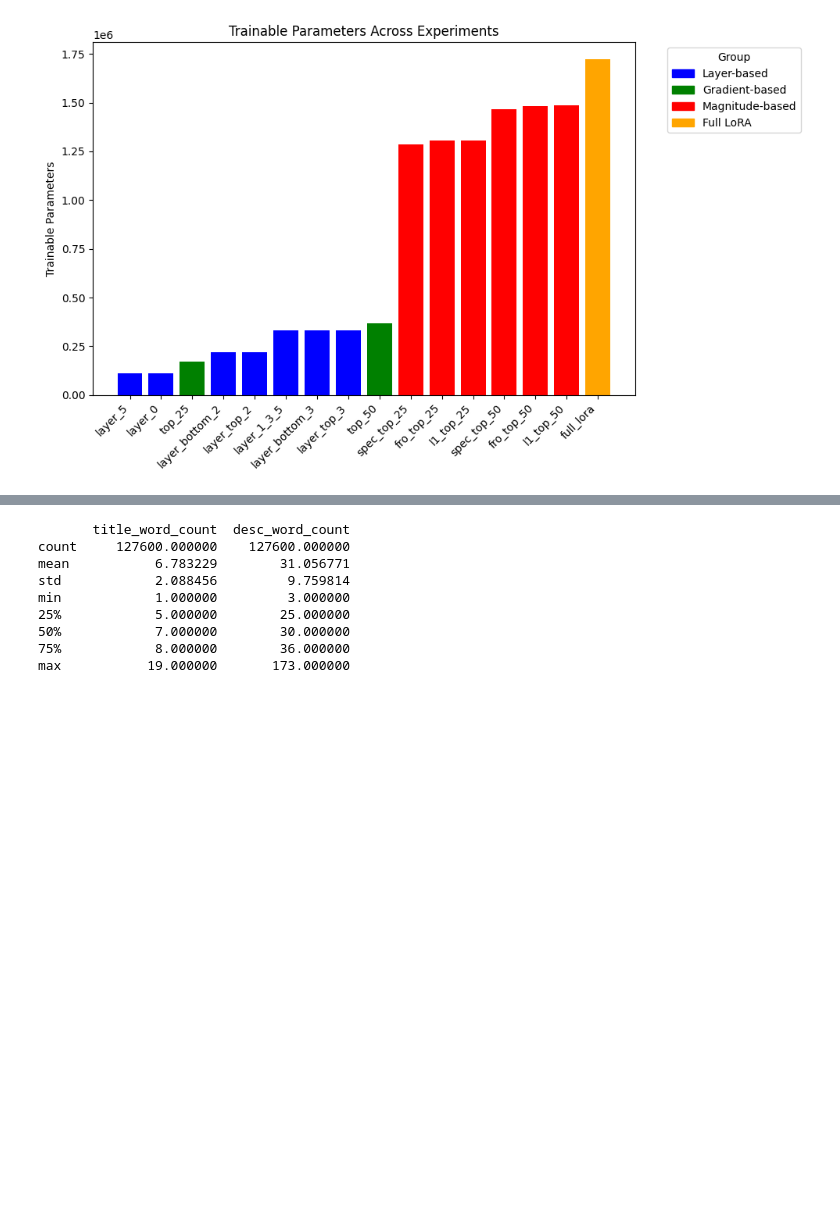
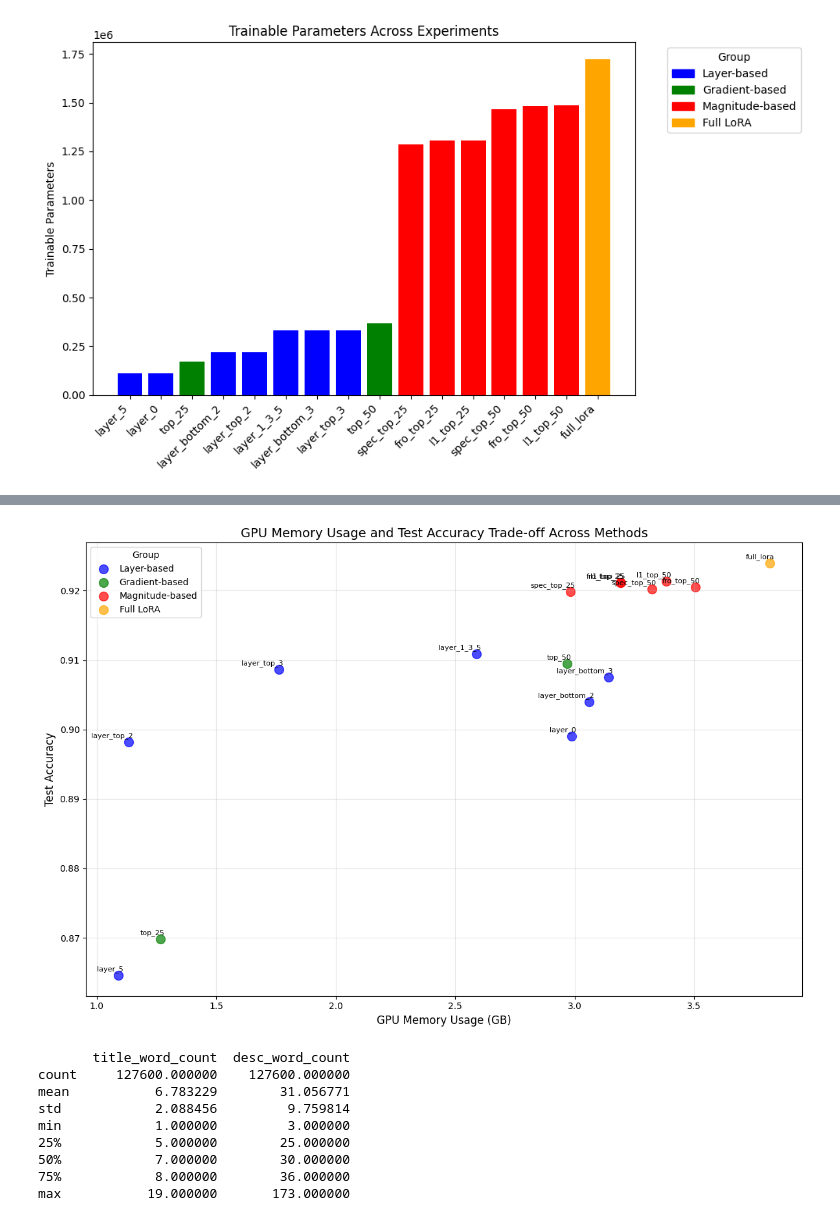
Before and after one commit to Matthew-Elbert/Selective-LoRA-Update-for-Memory-Efficient-LLM-Fine-Tuning, a Jupyter notebook: plot_discussion.ipynb, the cells around one changed output, grey strips where cells are left out. Saved outputs shown, nothing was run; the diff lists cells and outputs as text; code cells hidden in the pictures; blank space fills up the shorter version.

```diff
--- a/plot_discussion.ipynb
+++ b/plot_discussion.ipynb
@@ -134,3 +180,11 @@ plot_key(data_cache, "trainable_parameters", all_paths, "Trainable Parameters",
+# %%
+# Example: GPU Memory vs Accuracy
+plot_scatter(data_cache, all_paths,
+             "gpu_memory_increase_during_training_gb", "test_accuracy",
+             "GPU Memory Usage (GB)", "Test Accuracy",
+             "GPU Memory Usage and Test Accuracy Trade-off Across Methods")
+# %% [output]
+[figure, added]
 # %%
 import pandas as pd
 
```
Also changed, not shown: parts of 2 cells of this notebook.
